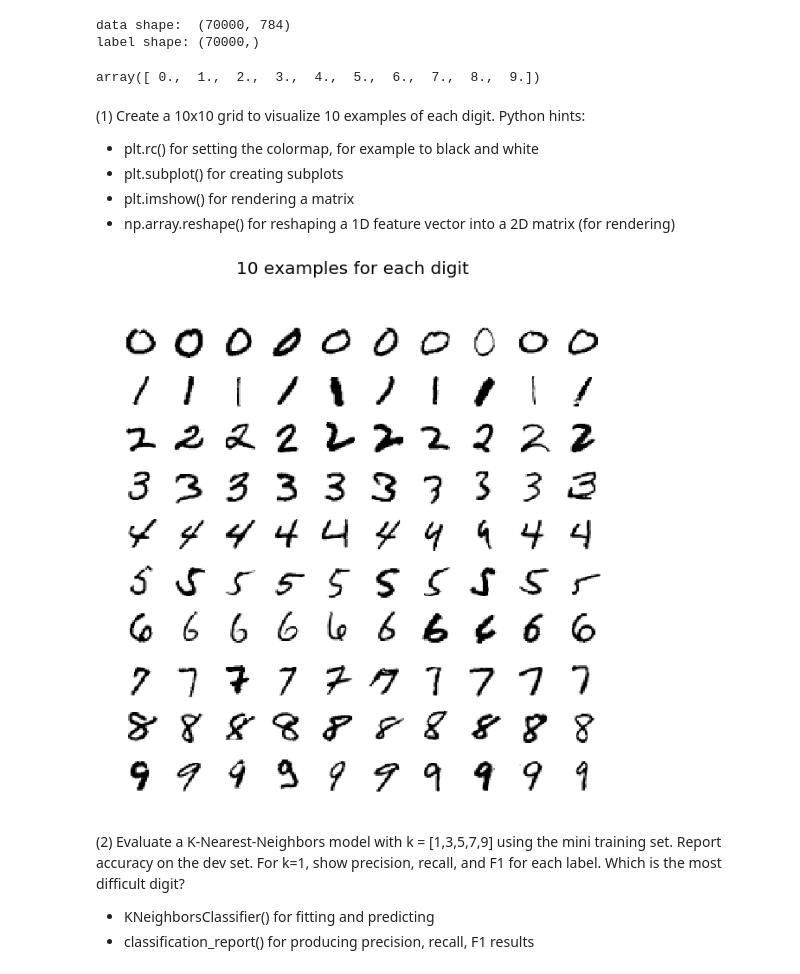
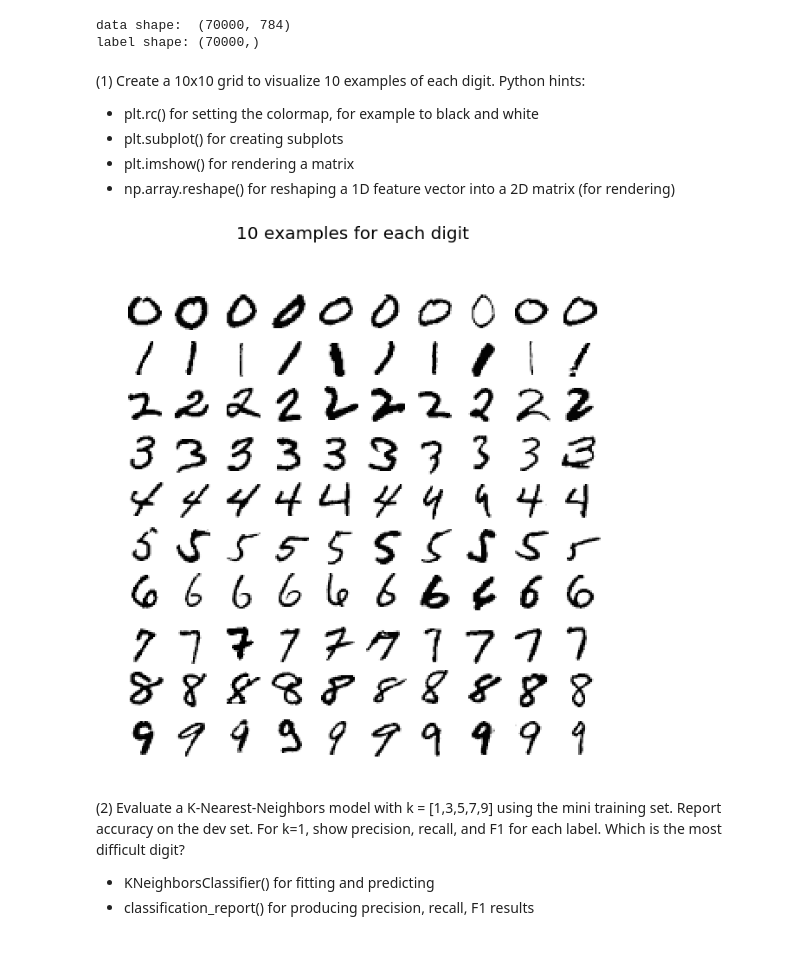
Before and after one commit to K-AlfredIwasaki/study_notes, a Jupyter notebook: W207_MACHINE_LEARNING/projects/K_Iwasaki_p1.ipynb, the cells around one changed output. Cells and saved outputs as stored; diff of their text form; code cells hidden in the pictures.

```diff
--- a/W207_MACHINE_LEARNING/projects/K_Iwasaki_p1.ipynb
+++ b/W207_MACHINE_LEARNING/projects/K_Iwasaki_p1.ipynb
@@ -60,10 +60,6 @@ mini_train_data, mini_train_labels = X[:1000], Y[:1000]
 # %% [output]
 data shape:  (70000, 784)
 label shape: (70000,)
-# %%
-np.unique(train_labels)
-# %% [output]
-array([ 0.,  1.,  2.,  3.,  4.,  5.,  6.,  7.,  8.,  9.])
 # %% [markdown]
 (1) Create a 10x10 grid to visualize 10 examples of each digit. Python hints:
 
@@ -72,15 +68,11 @@ array([ 0.,  1.,  2.,  3.,  4.,  5.,  6.,  7.,  8.,  9.])
 - plt.imshow() for rendering a matrix
 - np.array.reshape() for reshaping a 1D feature vector into a 2D matrix (for rendering)
 # %%
-def P1(num_examples=10):
-
 ### STUDENT START ###
-    """
-    # 1. create index hash table to store indexes for examples
-    # 2. generate plots
-    """
 
 # 1. create index hash table that stores index of 10 samples for each digit from 0 to 9
+def generate_index_table(num_examples, data=train_labels):
+
 
     # notice num_digits is different thing from num_examples
     num_digits = 10
@@ -90,42 +82,56 @@ def P1(num_examples=10):
     complete_count = 0
 
     # iterate until find all num_digits x num_examples
-    for i, label in enumerate(train_labels):
+    for i, label in enumerate(data):
 
         # store index for the digit(label) if there are less than num_examples
         if len(index_dict[label]) < num_examples:
             index_dict[label].append(i)
 
             # check if indexing is complete for the digit (label)
             if len(index_dict[label]) == num_examples:
                 complete_count += 1
 
                 # stop once it finds num_digits x num_examples
                 if complete_count == num_digits:
                     break
 
+    return index_dict
+
 # 2. generate plots
+def generate_plot(index_dict, num_digits, num_examples, data_plot = train_data):
+
 
     # create the subplots --- num_digits x num_examples and 10 x 10 grid for each example
     fig, ax = plt.subplots(num_digits, num_examples, figsize = (10, 10))
 
     # iterate by digit and by example
     for digit in range(num_digits):
         for example in range(num_examples):
             idx = index_dict[digit][example]
 
             # rendering in black and white without axis
-            ax[digit, example].imshow(train_data[idx].reshape(28, 28), cmap = "Greys")
+            ax[digit, example].imshow(data_plot[idx].reshape(28, 28), cmap = "Greys")
             ax[digit, example].axis('off')
 
     # add title
     fig.suptitle("{} examples for each digit".format(num_examples), size = 20)
+    fig.subplots_adjust(wspace=.02, hspace=.00)
+
+def P1(num_examples=10):
+
+    index_dict = generate_index_table(data=train_labels, num_examples=num_examples)
+
+    num_digits = 10
+
+    generate_plot(index_dict, num_digits, num_examples)
+
 
 ### STUDENT END ###
 
 P1(10)
 # %% [output]
-[figure, old version]
+[figure, new version]
 # %% [markdown]
 (2) Evaluate a K-Nearest-Neighbors model with k = [1,3,5,7,9] using the mini training set. Report accuracy on the dev set. For k=1, show precision, recall, and F1 for each label. Which is the most difficult digit?
 
```
Also changed, not shown: parts of 9 cells of this notebook.
